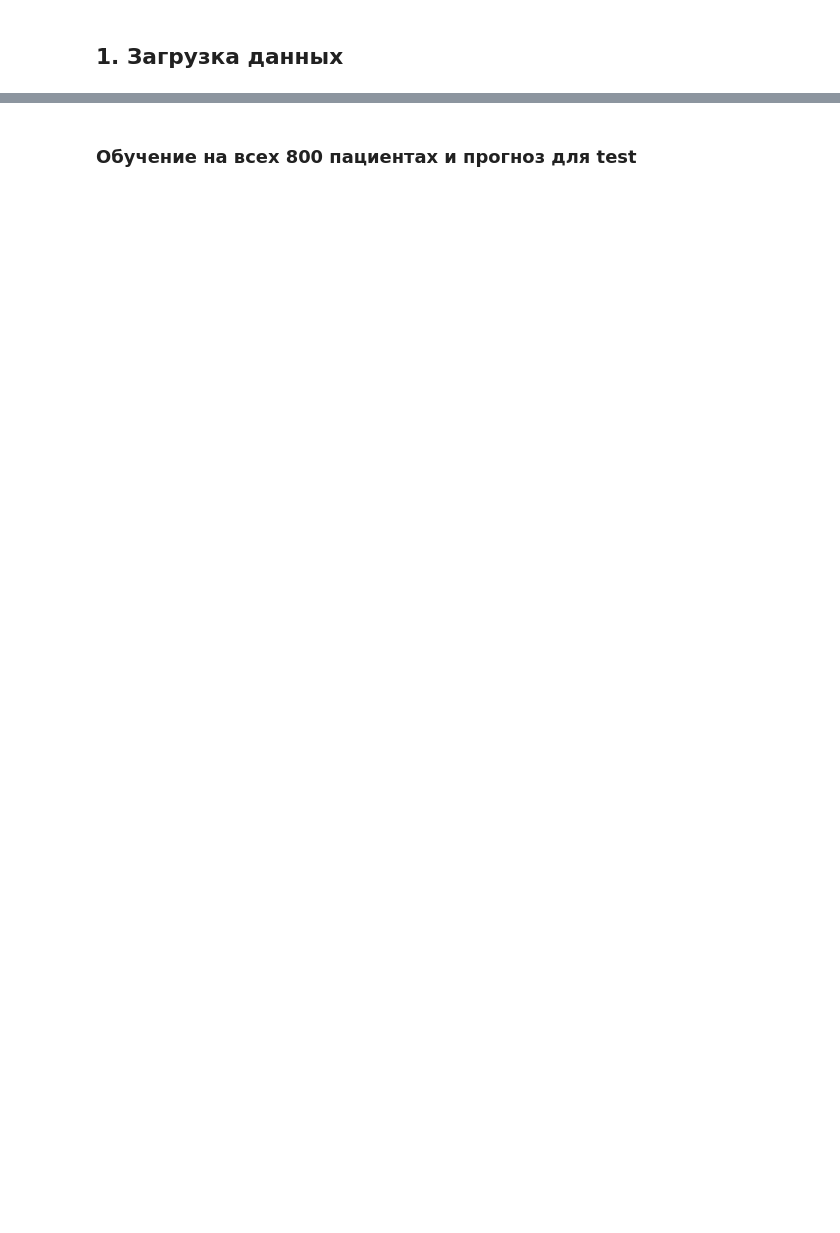
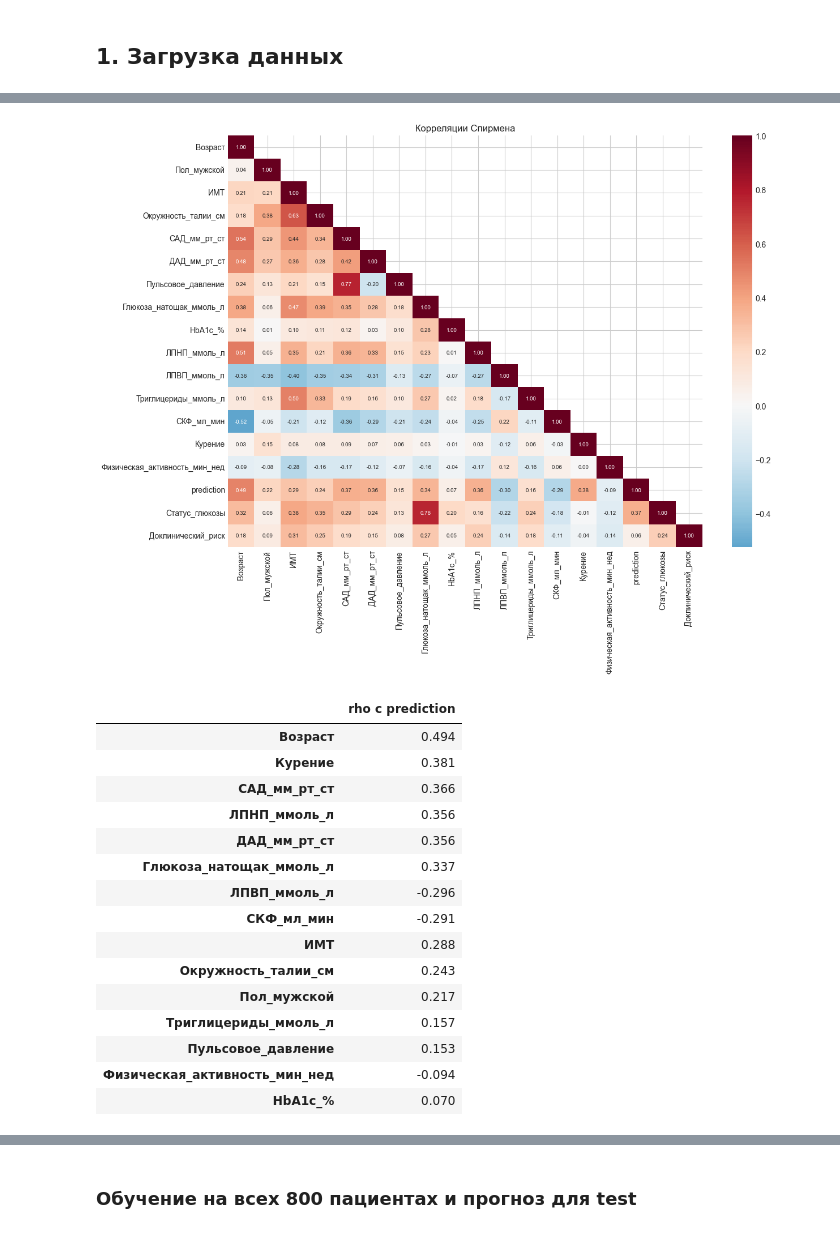
Before and after one commit to granddimoniks-hash/HW0210, a Jupyter notebook: your-sollution/task1_solution.ipynb, the cells around one changed output, grey strips where cells are left out. Drawn from its saved outputs; the diff is of its cells as text; code cells hidden in the pictures; blank space fills up the shorter version.

```diff
--- a/your-sollution/task1_solution.ipynb
+++ b/your-sollution/task1_solution.ipynb
@@ -544,0 +42,36 @@ display(err[err['тип'] == 'FN'][FEATURES + ['proba']])
+# %%
+repo_root = Path.cwd()
+if repo_root.name in {'vanilla-code', 'your-sollution', 'your_solution'}:
+    repo_root = repo_root.parent
+
+local_dir = repo_root / 'dataset' / 'task1'
+if (local_dir / 'train.csv').exists():
+    data_dir = str(local_dir)
+else:
+    data_dir = ('https://github.com/AI-is-out-there/check-your-biomed-datascience-skills-review/'
+                'raw/refs/heads/main/dataset/task1')
+
+df = pd.read_csv(f'{data_dir}/train.csv')
+test = pd.read_csv(f'{data_dir}/test_features.csv')
+
+fig_dir = repo_root / 'outputs' / 'task1_figures'
+fig_dir.mkdir(parents=True, exist_ok=True)
+
+
+def save(fig, name):
+    fig.savefig(fig_dir / name, dpi=110, bbox_inches='tight')
+
+
+ID = 'patient_id'
+TARGET = 'prediction'
+GLU_STATUS = 'Статус_глюкозы'
+TARGETS = [TARGET, GLU_STATUS, 'Доклинический_риск']
+FEATURES = [c for c in df.columns if c not in TARGETS + [ID]]
+BINARY = [c for c in FEATURES if df[c].dropna().isin([0, 1]).all()]
+NUMERIC = [c for c in FEATURES if c not in BINARY]
+GLU = 'Глюкоза_натощак_ммоль_л'
+
+print('train:', df.shape, '| test:', test.shape)
+print('признаки:', len(FEATURES), '| бинарные:', BINARY)
+assert set(FEATURES) <= set(test.columns)
+assert df[ID].is_unique and test[ID].is_unique
@@ -544,0 +152,26 @@ display(err[err['тип'] == 'FN'][FEATURES + ['proba']])
+# %%
+corr = df[FEATURES + TARGETS].corr(method='spearman')
+fig, ax = plt.subplots(figsize=(13, 10))
+sns.heatmap(corr, cmap='RdBu_r', center=0, annot=True, fmt='.2f', annot_kws={'size': 7},
+            mask=np.triu(np.ones_like(corr, dtype=bool), k=1), ax=ax)
+ax.set_title('Корреляции Спирмена')
+plt.tight_layout(); save(fig, '03_correlation.png'); plt.show()
+display(corr[TARGET].drop(TARGETS).sort_values(key=abs, ascending=False).to_frame('rho с prediction'))
+# %% [output]
+[figure, added]
+|  | rho с prediction |
+| Возраст | 0.494 |
+| Курение | 0.381 |
+| САД_мм_рт_ст | 0.366 |
+| ЛПНП_ммоль_л | 0.356 |
+| ДАД_мм_рт_ст | 0.356 |
+| Глюкоза_натощак_ммоль_л | 0.337 |
+| ЛПВП_ммоль_л | -0.296 |
+| СКФ_мл_мин | -0.291 |
+| ИМТ | 0.288 |
+| Окружность_талии_см | 0.243 |
+| Пол_мужской | 0.217 |
+| Триглицериды_ммоль_л | 0.157 |
+| Пульсовое_давление | 0.153 |
+| Физическая_активность_мин_нед | -0.094 |
+| HbA1c_% | 0.070 |
```
Also changed, not shown: parts of 59 cells of this notebook, 12 other files.
